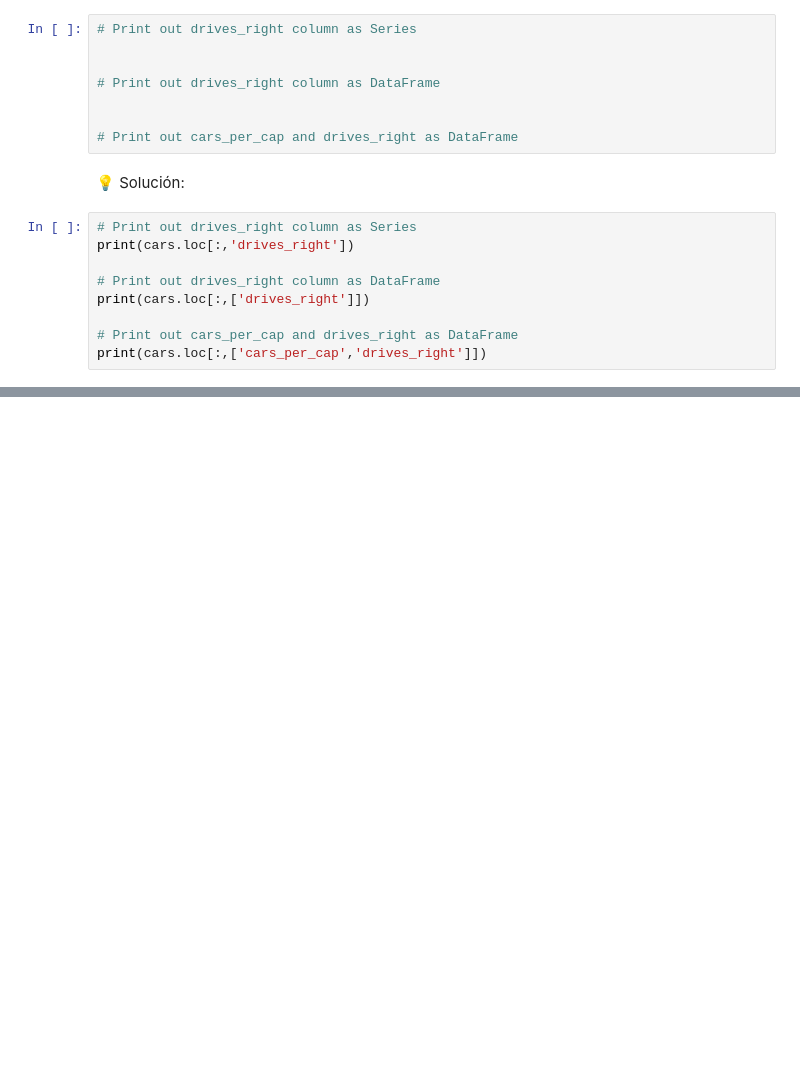
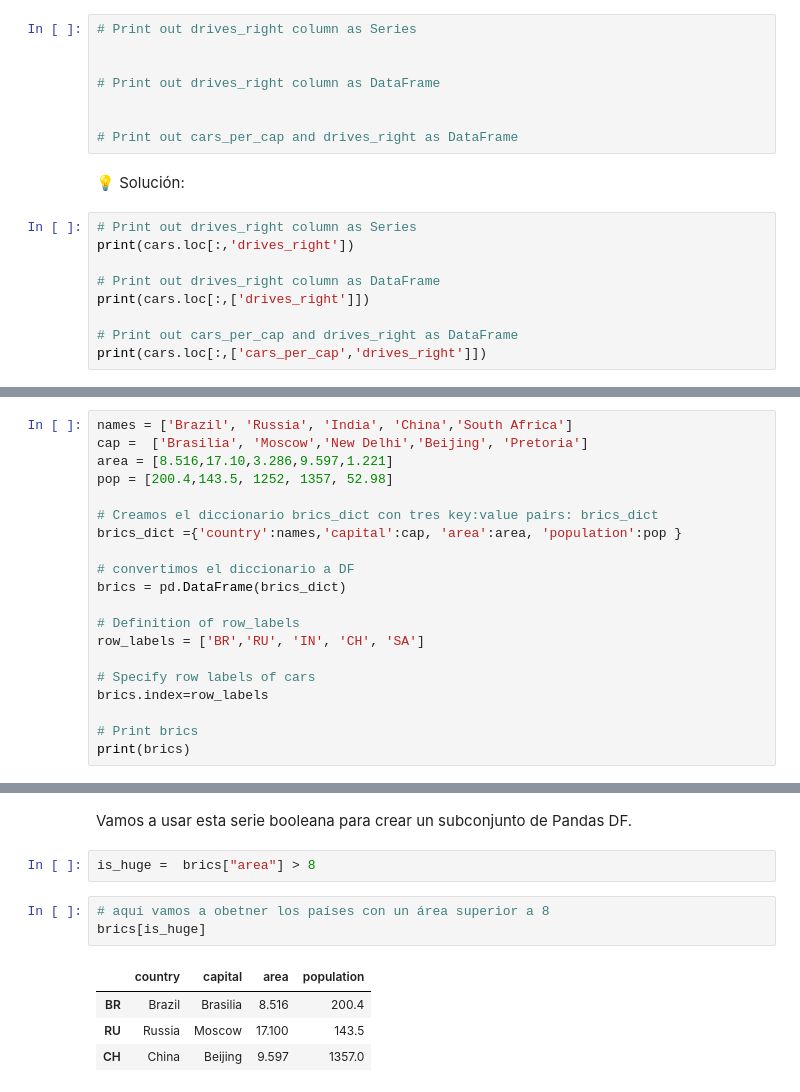
Before and after one commit to AllisonOdette0901/Phyton-Notas, a Jupyter notebook: IntroPhyton.ipynb, the cells around one changed output, grey strips where cells are left out. Drawn from its saved outputs; the diff is of its cells as text; blank space fills up the shorter version.

```diff
--- a/IntroPhyton.ipynb
+++ b/IntroPhyton.ipynb
@@ -751,0 +953,20 @@ La lógica booleana es la base de la toma de decisiones en los programas Python.
+# %%
+names = ['Brazil', 'Russia', 'India', 'China','South Africa']
+cap =  ['Brasilia', 'Moscow','New Delhi','Beijing', 'Pretoria']
+area = [8.516,17.10,3.286,9.597,1.221]
+pop = [200.4,143.5, 1252, 1357, 52.98]
+
+# Creamos el diccionario brics_dict con tres key:value pairs: brics_dict
+brics_dict ={'country':names,'capital':cap, 'area':area, 'population':pop }
+
+# convertimos el diccionario a DF
+brics = pd.DataFrame(brics_dict)
+
+# Definition of row_labels
+row_labels = ['BR','RU', 'IN', 'CH', 'SA']
+
+# Specify row labels of cars
+brics.index=row_labels
+
+# Print brics
+print(brics)
@@ -751,0 +1004,12 @@ La lógica booleana es la base de la toma de decisiones en los programas Python.
+# %% [markdown]
+Vamos a usar esta serie booleana para crear un subconjunto de Pandas DF.
+# %%
+is_huge =  brics["area"] > 8
+# %%
+# aquí vamos a obetner los países con un área superior a 8
+brics[is_huge]
+# %% [output]
+|  | country | capital | area | population |
+| BR | Brazil | Brasilia | 8.516 | 200.4 |
+| RU | Russia | Moscow | 17.100 | 143.5 |
+| CH | China | Beijing | 9.597 | 1357.0 |
```
Also changed, not shown: parts of 27 cells of this notebook.
